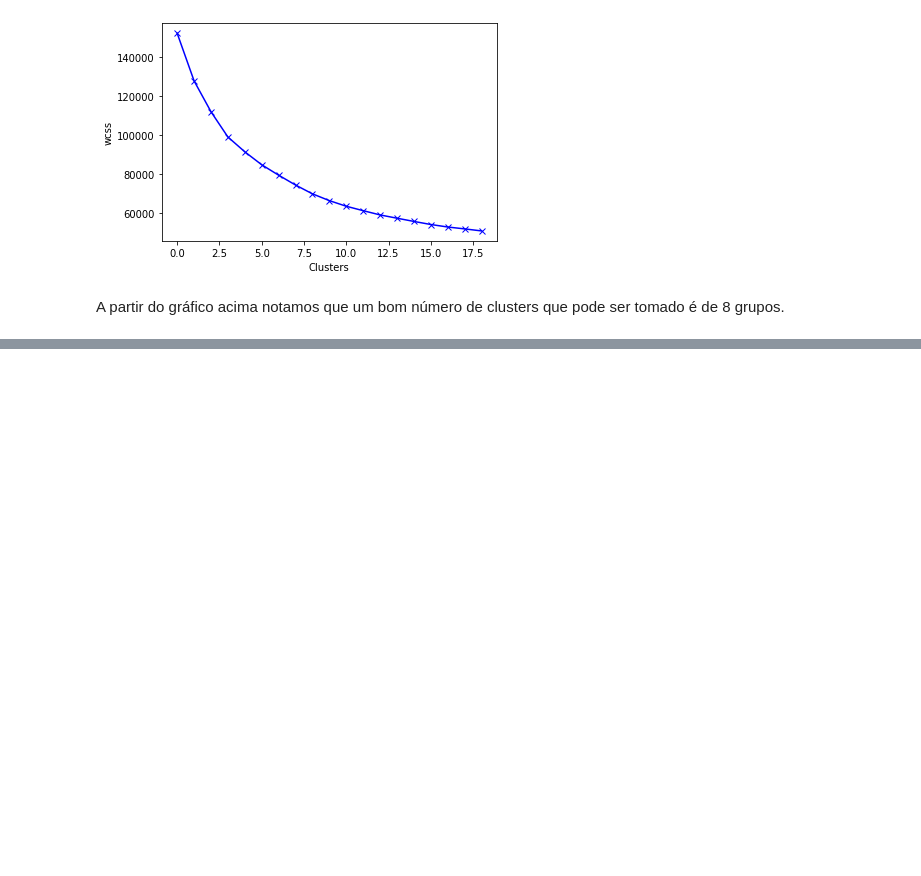
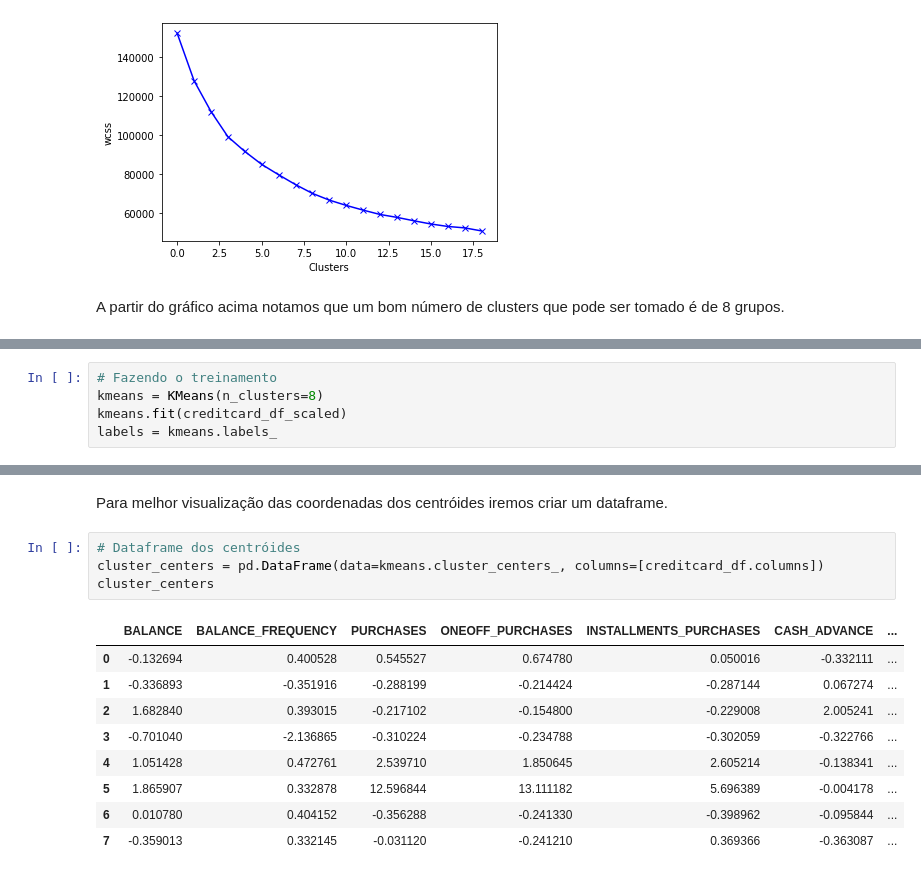
Before and after one commit to Mario-RJunior/Departamento-Marketing, a Jupyter notebook: Segmentacao_marketing.ipynb, the cells around one changed output, grey strips where cells are left out. Saved outputs shown, nothing was run; the diff lists cells and outputs as text; blank space fills up the shorter version.

```diff
--- a/Segmentacao_marketing.ipynb
+++ b/Segmentacao_marketing.ipynb
@@ -269,0 +274,5 @@ A partir do gráfico acima notamos que um bom número de clusters que pode ser t
+# %%
+# Fazendo o treinamento
+kmeans = KMeans(n_clusters=8)
+kmeans.fit(creditcard_df_scaled)
+labels = kmeans.labels_
@@ -269,0 +311,16 @@ A partir do gráfico acima notamos que um bom número de clusters que pode ser t
+# %% [markdown]
+Para melhor visualização das coordenadas dos centróides iremos criar um dataframe.
+# %%
+# Dataframe dos centróides
+cluster_centers = pd.DataFrame(data=kmeans.cluster_centers_, columns=[creditcard_df.columns])
+cluster_centers
+# %% [output]
+|  | BALANCE | BALANCE_FREQUENCY | PURCHASES | ONEOFF_PURCHASES | INSTALLMENTS_PURCHASES | CASH_ADVANCE | ... |
+| 0 | -0.132694 | 0.400528 | 0.545527 | 0.674780 | 0.050016 | -0.332111 | ... |
+| 1 | -0.336893 | -0.351916 | -0.288199 | -0.214424 | -0.287144 | 0.067274 | ... |
+| 2 | 1.682840 | 0.393015 | -0.217102 | -0.154800 | -0.229008 | 2.005241 | ... |
+| 3 | -0.701040 | -2.136865 | -0.310224 | -0.234788 | -0.302059 | -0.322766 | ... |
+| 4 | 1.051428 | 0.472761 | 2.539710 | 1.850645 | 2.605214 | -0.138341 | ... |
+| 5 | 1.865907 | 0.332878 | 12.596844 | 13.111182 | 5.696389 | -0.004178 | ... |
+| 6 | 0.010780 | 0.404152 | -0.356288 | -0.241330 | -0.398962 | -0.095844 | ... |
+| 7 | -0.359013 | 0.332145 | -0.031120 | -0.241210 | 0.369366 | -0.363087 | ... |
```
Also changed, not shown: parts of 8 cells of this notebook.
